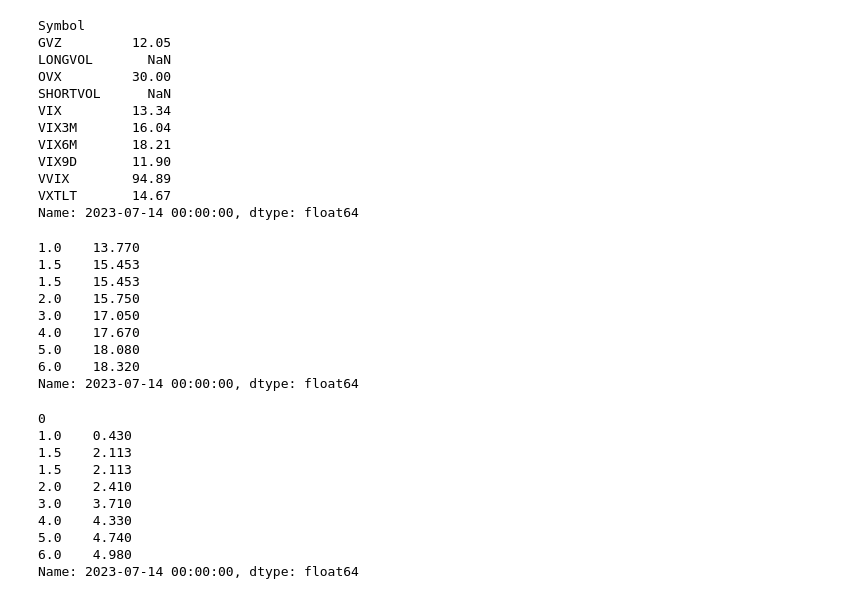
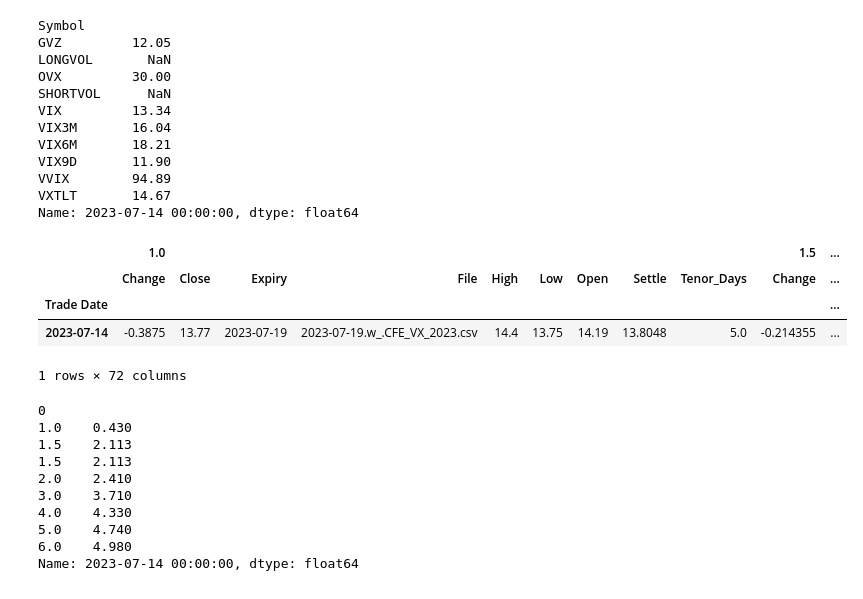
Before and after one commit to dougransom/vix_utils, a Jupyter notebook: src/vix_utils/examples/vix_utils.ipynb, the cells around one changed output. Drawn from its saved outputs; the diff is of its cells as text; code cells hidden in the pictures.

```diff
--- a/src/vix_utils/examples/vix_utils use in Jupyter.ipynb
+++ b/src/vix_utils/examples/vix_utils.ipynb
@@ -162,18 +196,14 @@ VVIX        94.89
 VXTLT       14.67
 Name: 2023-07-14 00:00:00, dtype: float64
 # %%
-di_futures=close.loc[day_of_interest]
+di_futures=vix_futures_wide.loc[[day_of_interest]]
 di_futures
 # %% [output]
+|  | 1.0 |  |  |  |  |  |  |  |  | 1.5 | ... |
+|  | Change | Close | Expiry | File | High | Low | Open | Settle | Tenor_Days | Change | ... |
+| Trade Date |  |  |  |  |  |  |  |  |  |  | ... |
+| 2023-07-14 | -0.3875 | 13.77 | 2023-07-19 | 2023-07-19.w_.CFE_VX_2023.csv | 14.4 | 13.75 | 14.19 | 13.8048 | 5.0 | -0.214355 | ... |
-1.0    13.770
-1.5    15.453
-1.5    15.453
-2.0    15.750
-3.0    17.050
-4.0    17.670
-5.0    18.080
-6.0    18.320
-Name: 2023-07-14 00:00:00, dtype: float64
+1 rows × 72 columns
 # %%
 di_basis=vix_basis.loc[day_of_interest]
 di_basis["VIX_Basis"]
```
Also changed, not shown: parts of 14 cells of this notebook, 2 other files.
